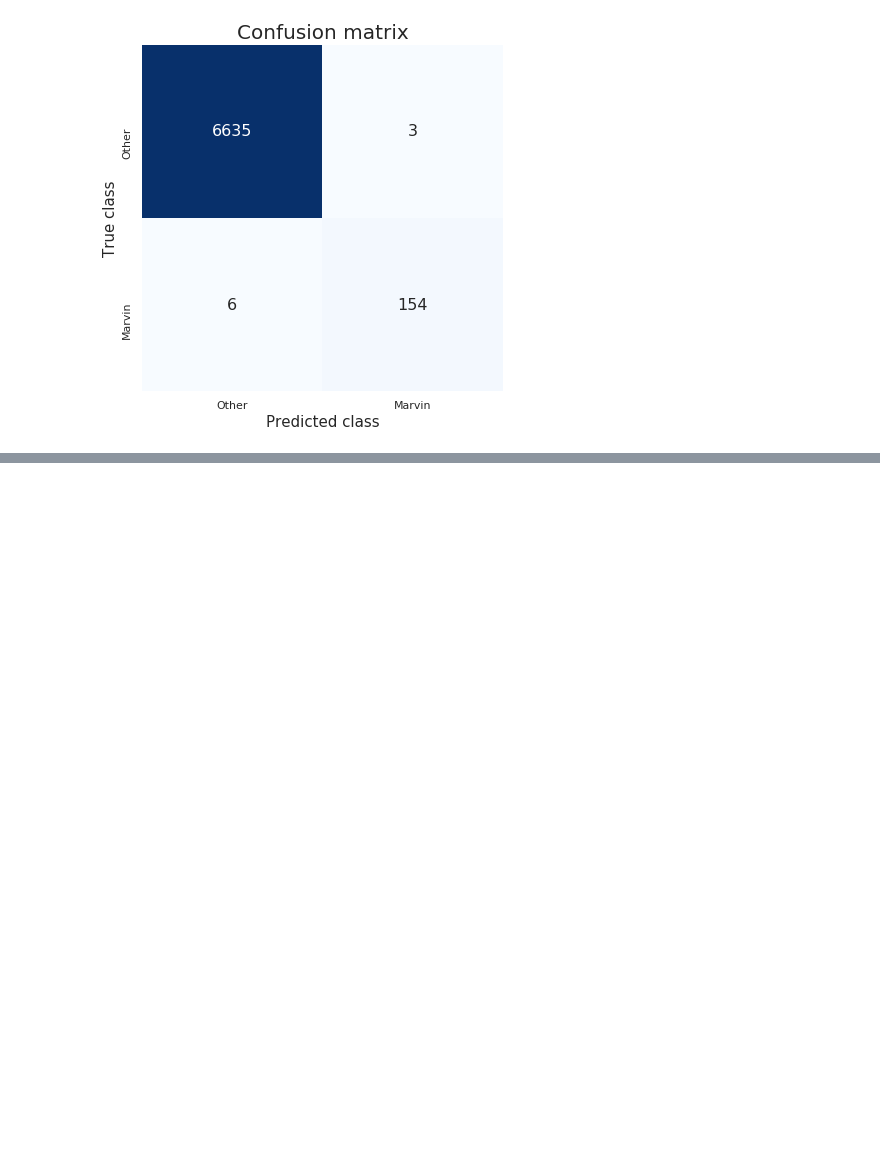
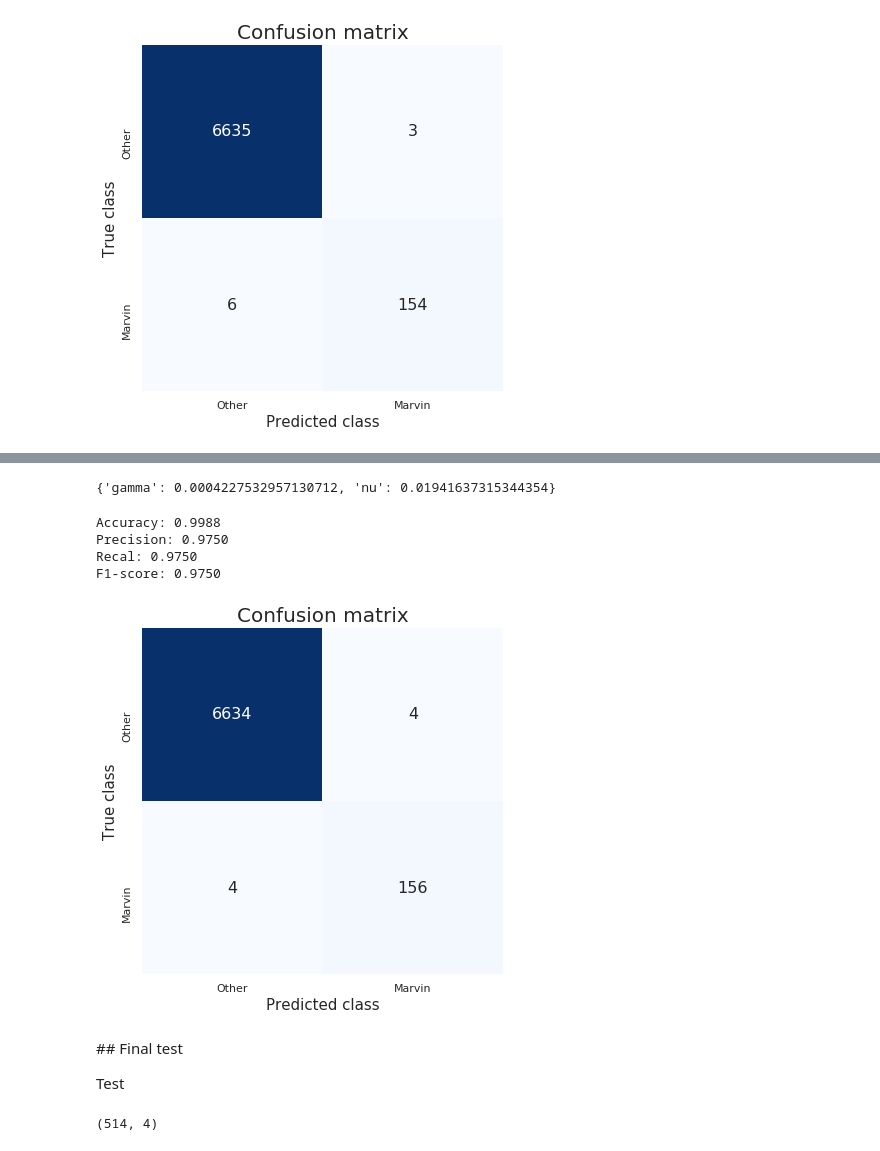
Before and after one commit to Mmiglio/SpeechRecognition, a Jupyter notebook: notebooks/Inception.ipynb, the cells around one changed output, grey strips where cells are left out. Saved outputs shown, nothing was run; the diff lists cells and outputs as text; code cells hidden in the pictures; blank space fills up the shorter version.

```diff
--- a/notebooks/Inception.ipynb
+++ b/notebooks/Inception.ipynb
@@ -484,0 +539,25 @@ F1-score: 0.9716
+# %%
+# Best parameter found in 10 runs
+best_parameters = {k.name: x for k, x in zip(space, list_gp_res[1].x)}
+best_parameters
+# %% [output]
+{'gamma': 0.0004227532957130712, 'nu': 0.01941637315344354}
+# %%
+from analysisFunctions import showResultsOC
+
+bestOC = svm.OneClassSVM().set_params(**best_parameters)
+
+bestOC.fit(X_train_transformed)
+
+val_pred = bestOC.predict(X_val_transformed)
+showResultsOC(val_pred, val_true)
+# %% [output]
+Accuracy: 0.9988
+Precision: 0.9750
+Recal: 0.9750
+F1-score: 0.9750
+[figure, added]
+# %% [markdown]
+## Final test
+
+Test
@@ -484,0 +575,6 @@ F1-score: 0.9716
+# %%
+dfTest['oc_class'] = dfTest.apply(lambda row: 1 if row['category']=='marvin' else -1, axis=1)
+test_true = dfTest['oc_class'].tolist()
+dfTest.loc[dfTest['category']=='_background_noise_', :].shape
+# %% [output]
+(514, 4)
```
Also changed, not shown: parts of 18 cells of this notebook.
